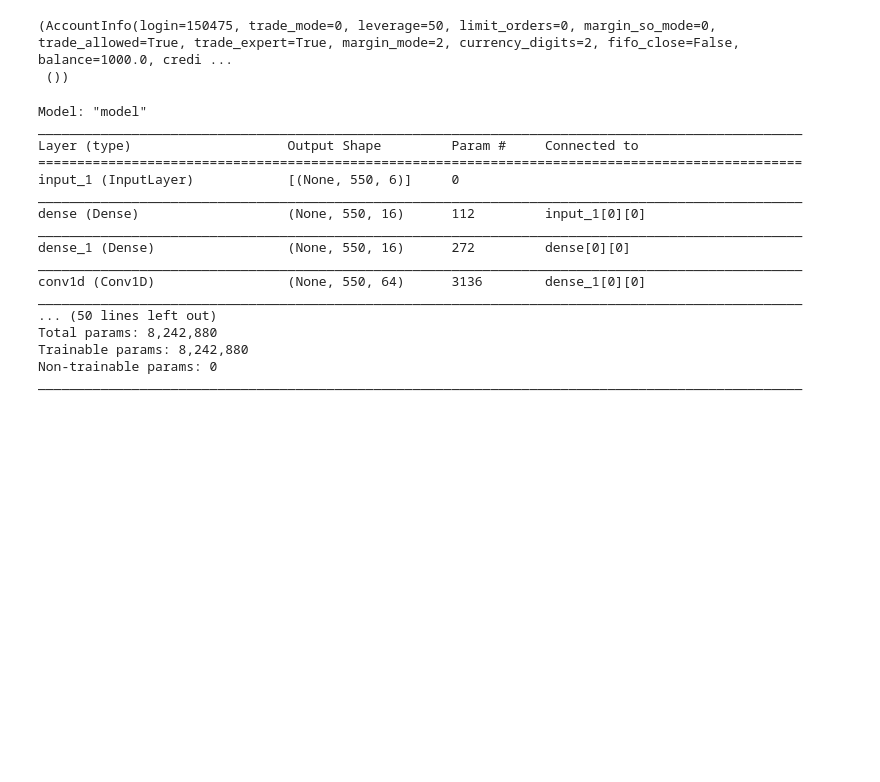
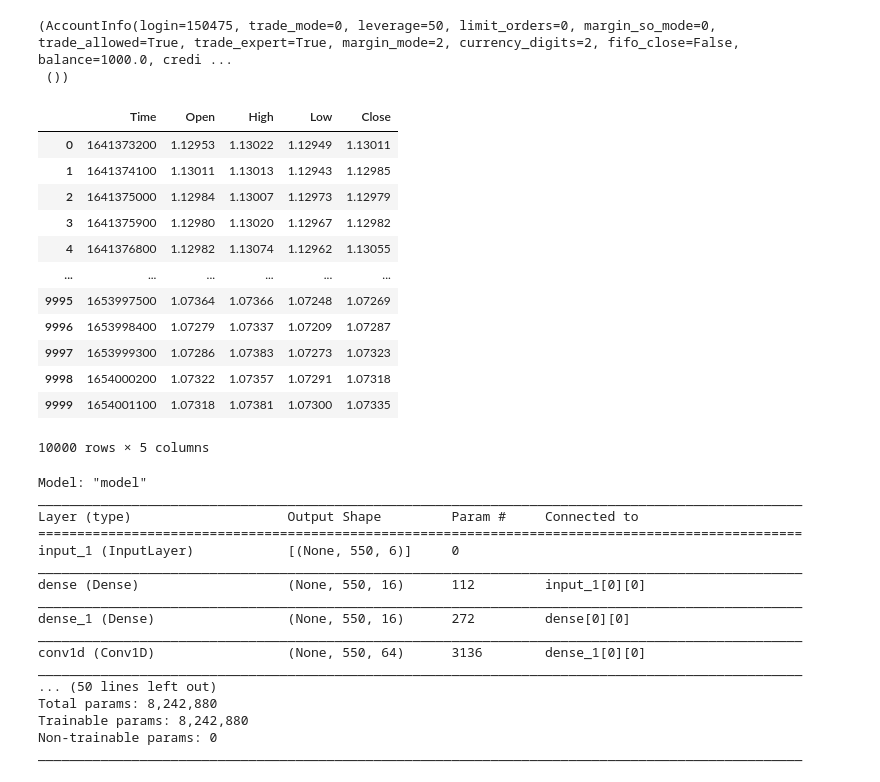
Before and after one commit to dercodeKoenig/trc-project, a Jupyter notebook: lstm/test.ipynb, the cells around one changed output. Cells and saved outputs as stored; diff of their text form; code cells hidden in the pictures; blank space fills up the shorter version.

```diff
--- a/lstm/test.ipynb
+++ b/lstm/test.ipynb
@@ -247,15 +220,30 @@ class manager:
 # %%
 t = int(time.time()) + 60*60*24
 
 prices = mt5.copy_rates_from("EURUSD", mt5.TIMEFRAME_M15, t, 10000)
 
 o = [x[1] for x in prices]
 h = [x[2] for x in prices]
 l = [x[3] for x in prices]
 c = [x[4] for x in prices]
 
 data = {"Time": [x[0] for x in prices], "Open":o, "High":h, "Low":l, "Close":c}
 df = pd.DataFrame(data)
+df
+# %% [output]
+|  | Time | Open | High | Low | Close |
+| 0 | 1641373200 | 1.12953 | 1.13022 | 1.12949 | 1.13011 |
+| 1 | 1641374100 | 1.13011 | 1.13013 | 1.12943 | 1.12985 |
+| 2 | 1641375000 | 1.12984 | 1.13007 | 1.12973 | 1.12979 |
+| 3 | 1641375900 | 1.12980 | 1.13020 | 1.12967 | 1.12982 |
+| 4 | 1641376800 | 1.12982 | 1.13074 | 1.12962 | 1.13055 |
+| ... | ... | ... | ... | ... | ... |
+| 9995 | 1653997500 | 1.07364 | 1.07366 | 1.07248 | 1.07269 |
+| 9996 | 1653998400 | 1.07279 | 1.07337 | 1.07209 | 1.07287 |
+| 9997 | 1653999300 | 1.07286 | 1.07383 | 1.07273 | 1.07323 |
+| 9998 | 1654000200 | 1.07322 | 1.07357 | 1.07291 | 1.07318 |
+| 9999 | 1654001100 | 1.07318 | 1.07381 | 1.07300 | 1.07335 |
+10000 rows × 5 columns
 # %%
 tf.keras.backend.clear_session()
 if True:
```
Also changed, not shown: parts of 10 cells of this notebook, 6 other files.
